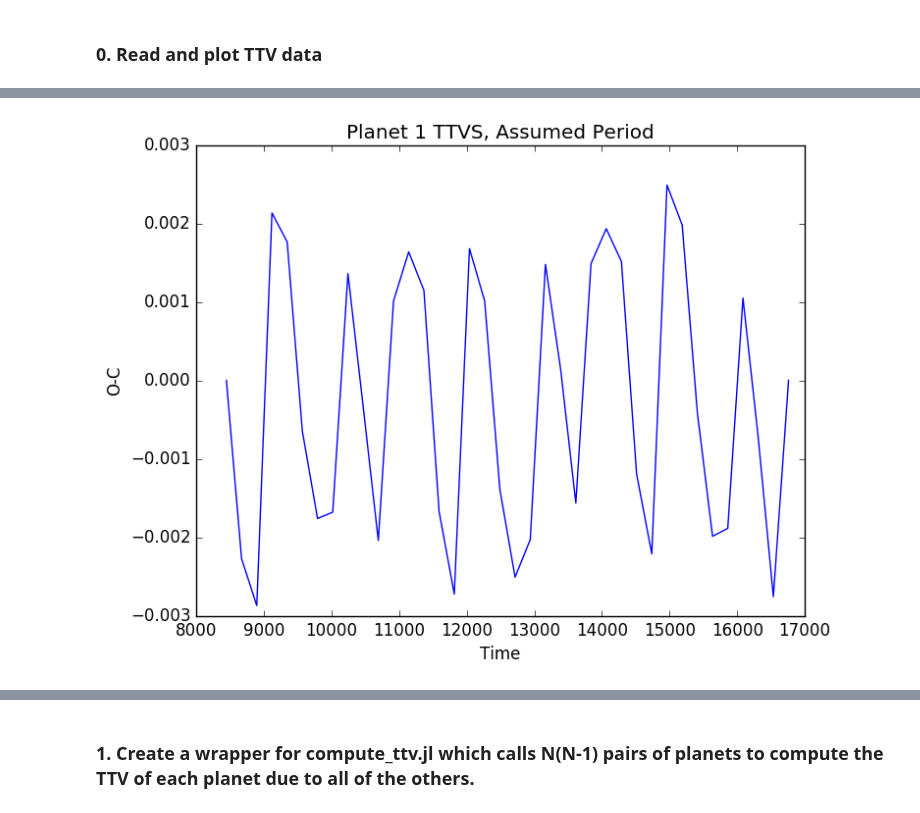
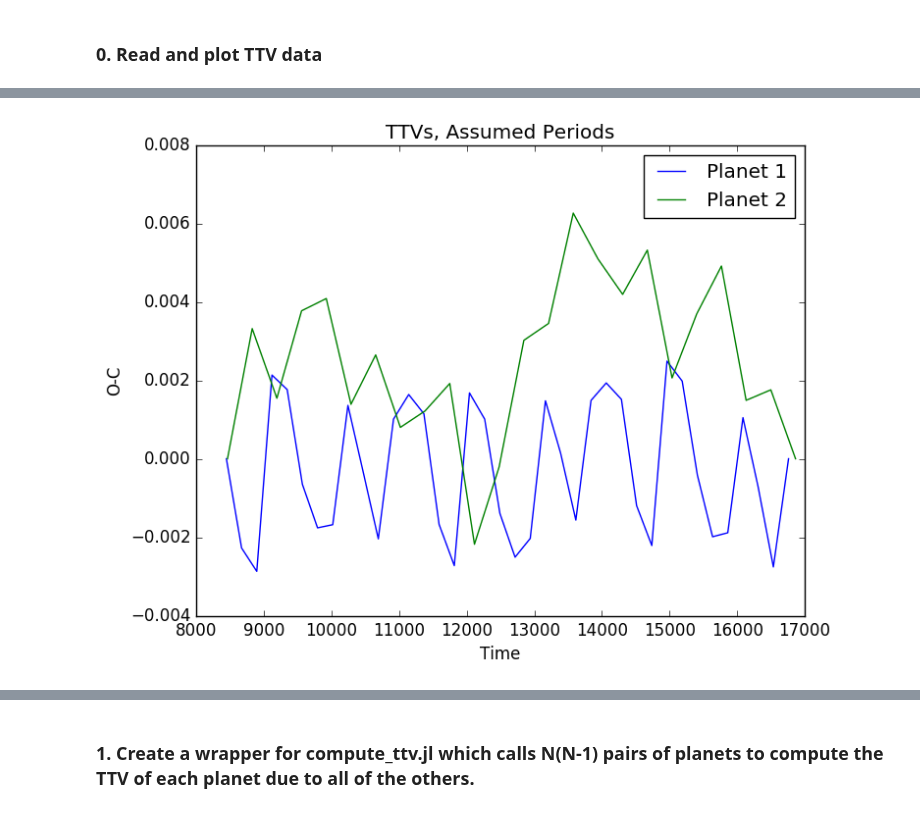
Before and after one commit to jlustigy/ExoJulia, a Jupyter notebook: Homework/hw4/Trevor_Kolby/hw4.ipynb, the cells around one changed output, grey strips where cells are left out. Drawn from its saved outputs; the diff is of its cells as text; code cells hidden in the pictures.

```diff
--- a/Homework/hw4/Trevor_Kolby/hw4.ipynb
+++ b/Homework/hw4/Trevor_Kolby/hw4.ipynb
@@ -30,9 +27,11 @@ println(per_guess1,'\n',per_guess2)
 reg_transits(period::Float64,t0::Float64,n_trans::Int64) = [t0+period*(i-1) for i=1:n_trans]
 #returns regular transit times ;
 # %%
-plot(t1,t1-reg_transits(per_guess1,t1[1],length(t1)))
+plot(t1,t1-reg_transits(per_guess1,t1[1],length(t1)),label="Planet 1")
+plot(t2,t2-reg_transits(per_guess2,t2[1],length(t2)),label="Planet 2")
 xlabel("Time")
 ylabel("O-C")
-title("Planet 1 TTVS, Assumed Period") ;
+title("TTVs, Assumed Periods")
+legend(loc=0) ;
 # %% [output]
-[figure, old version]
+[figure, new version]
```
Also changed, not shown: parts of 19 cells of this notebook.
